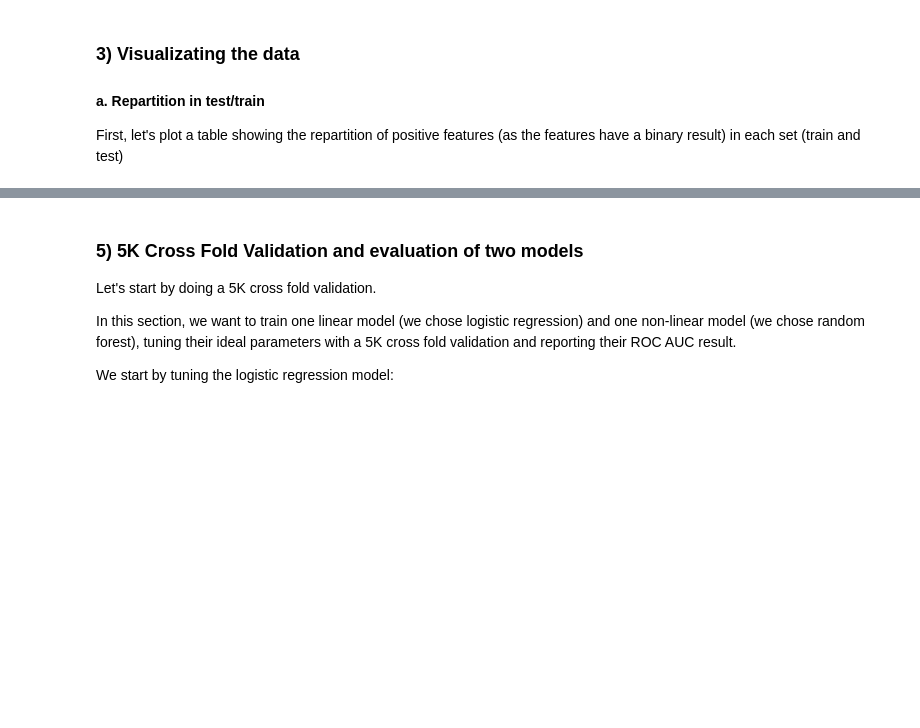
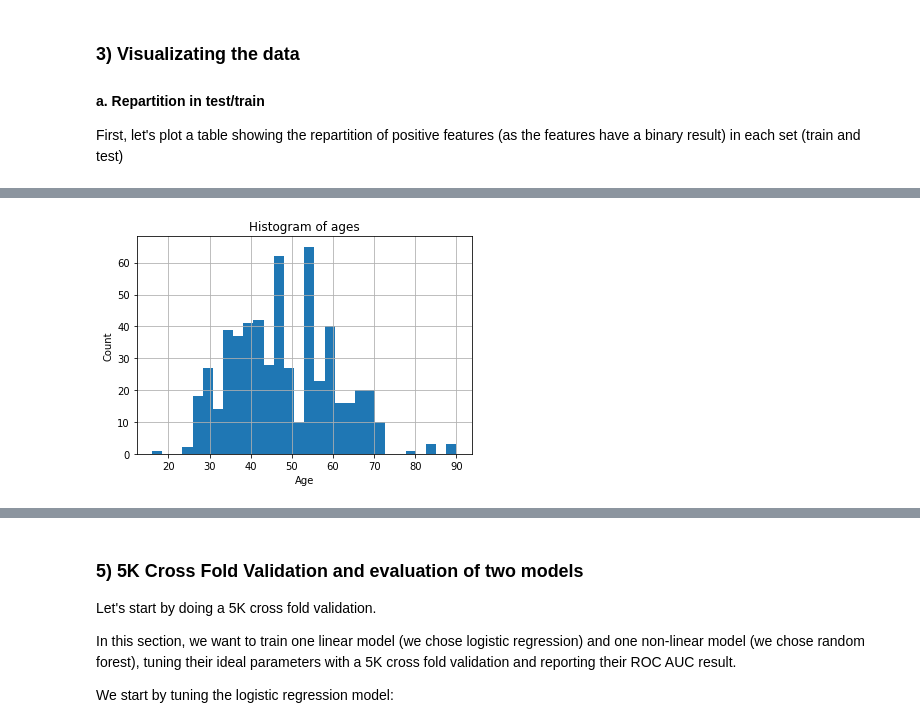
Before and after one commit to mlh-master/hw2_mlh-hadassa-and-sarah, a Jupyter notebook: HW2.ipynb, the cells around one changed output, grey strips where cells are left out. Cells and saved outputs as stored; diff of their text form; code cells hidden in the pictures; blank space fills up the shorter version.

```diff
--- a/HW2.ipynb
+++ b/HW2.ipynb
@@ -104,0 +136,10 @@ for ft in fts:
+# %%
+feat = 'Age'
+
+filled_dataset[feat].hist(bins=30)
+plt.title('Histogram of ages')
+plt.xlabel('Age')
+plt.ylabel('Count')
+plt.show()
+# %% [output]
+[figure, added]
```
Also changed, not shown: parts of 25 cells of this notebook.
